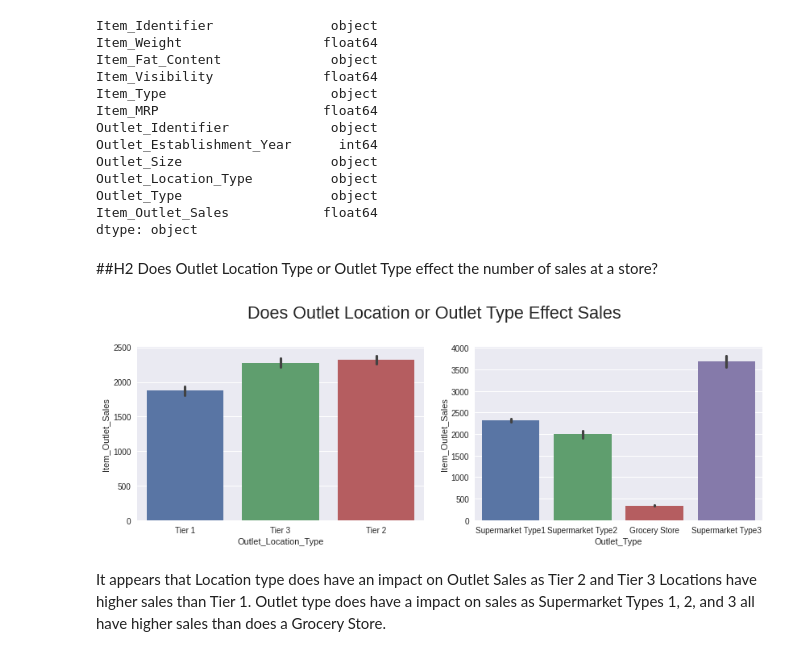
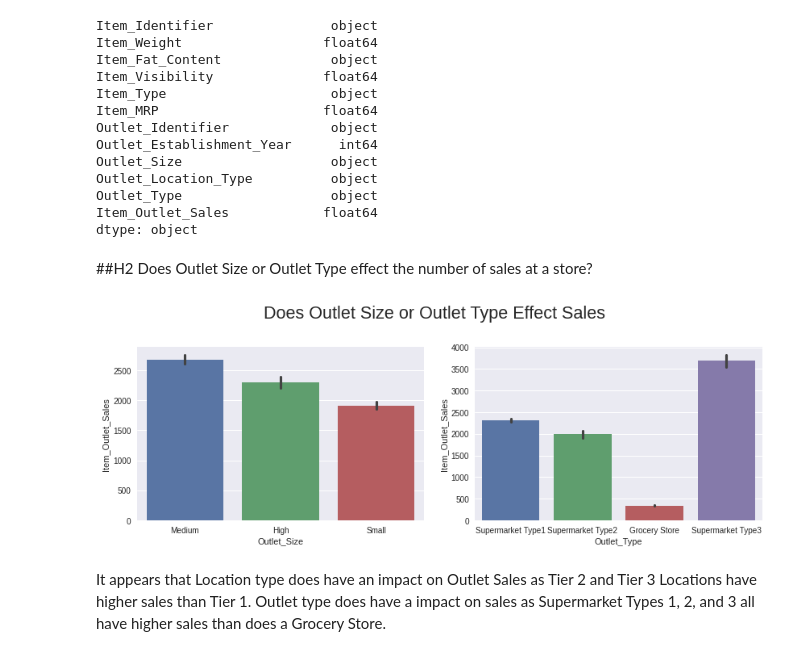
Before and after one commit to npipal/food-sales-predictions, a Jupyter notebook: Final_Food_Sales_Predictions_NickPipal.ipynb, the cells around one changed output. Saved outputs shown, nothing was run; the diff lists cells and outputs as text; code cells hidden in the pictures.

```diff
--- a/Final_Food_Sales_Predictions_NickPipal.ipynb
+++ b/Final_Food_Sales_Predictions_NickPipal.ipynb
@@ -294,16 +294,16 @@ Outlet_Type                   object
 Item_Outlet_Sales            float64
 dtype: object
 # %% [markdown]
-##H2 Does Outlet Location Type or Outlet Type effect the number of sales at a store?
+##H2 Does Outlet Size or Outlet Type effect the number of sales at a store?
 # %%
  fig, axes= plt.subplots(ncols=2, figsize=(12,4))
-sns.barplot(data=df, x='Outlet_Location_Type', y='Item_Outlet_Sales', ax=axes[0])
+sns.barplot(data=df, x='Outlet_Size', y='Item_Outlet_Sales', ax=axes[0])
 sns.barplot(data=df, x='Outlet_Type', y='Item_Outlet_Sales', ax=axes[1])
 
-fig.suptitle('Does Outlet Location or Outlet Type Effect Sales', y=1.1)
+fig.suptitle('Does Outlet Size or Outlet Type Effect Sales', y=1.1)
 plt.tight_layout()
 # %% [output]
-[figure, old version]
+[figure, new version]
 # %% [markdown]
 It appears that Location type does have an impact on Outlet Sales as Tier 2 and Tier 3 Locations have higher sales than Tier 1. Outlet type does have a impact on sales as Supermarket Types 1, 2, and 3 all have higher sales than does a Grocery Store.
 # %% [markdown]
```
Also changed, not shown: parts of 6 cells of this notebook.
